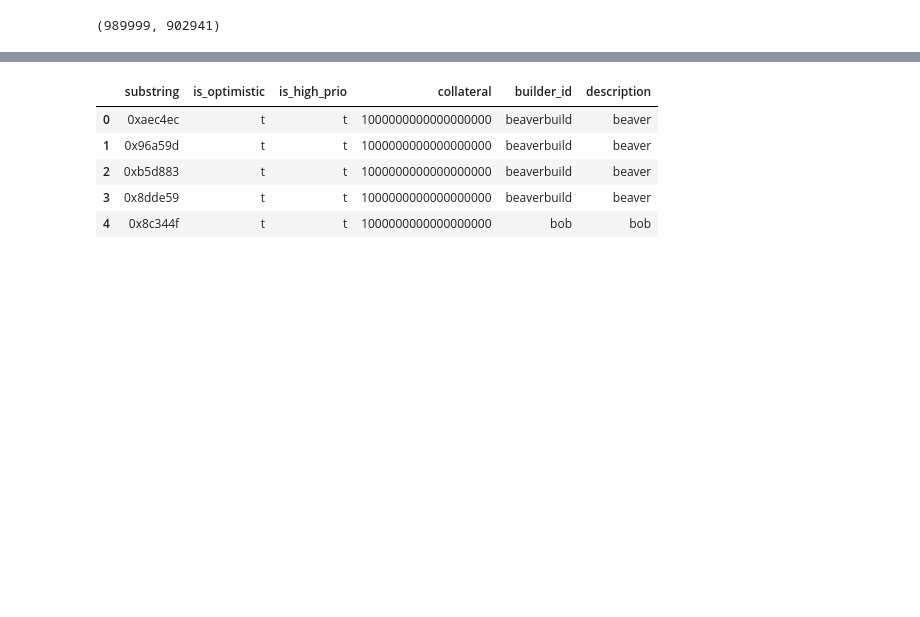
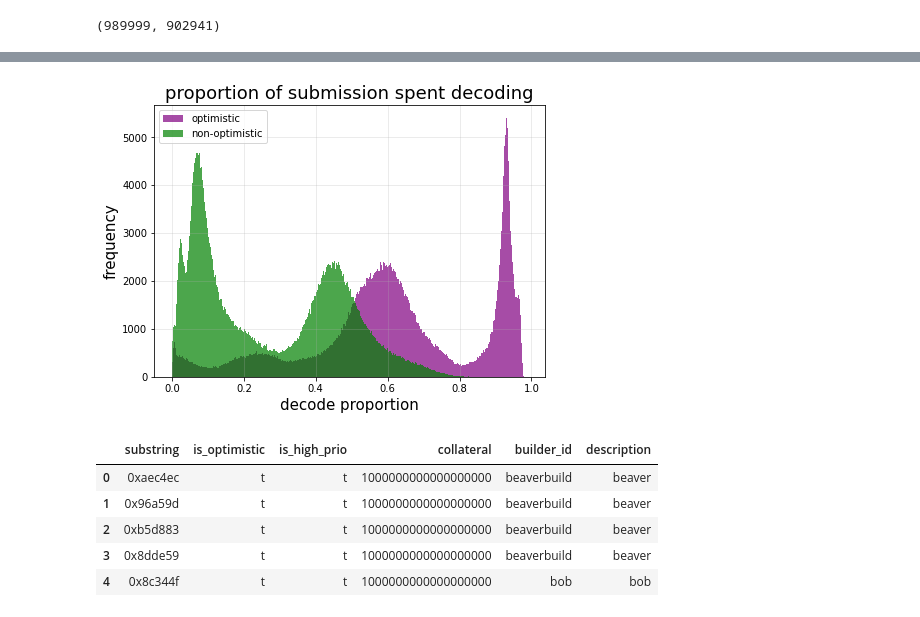
Before and after one commit to michaelneuder/relay-data, a Jupyter notebook: rollout/opt.ipynb, the cells around one changed output, grey strips where cells are left out. Saved outputs shown, nothing was run; the diff lists cells and outputs as text; code cells hidden in the pictures; blank space fills up the shorter version.

```diff
--- a/rollout/opt.ipynb
+++ b/rollout/opt.ipynb
@@ -665,0 +666,3 @@ plt.show()
+# %%
+nopt_percs = nopts['decode_duration'].values / nopts['total_duration'].values
+opt_percs = opts['decode_duration'].values / opts['total_duration'].values
@@ -666,3 +673,17 @@ plt.show()
+# %%
+f, ax = plt.subplots(figsize=(7,5))
+
+bins = np.histogram(opt_percs, bins=1000)[1]
+ax.hist(opt_percs, bins, color='purple', alpha=0.7, density=False, label='optimistic')
+ax.hist(nopt_percs, bins, color='g', alpha=0.7, density=False, label='non-optimistic')
+# ax.set_xlim(0,float(0.5e6))
+ax.set_xlabel('decode proportion', size=15)
+ax.set_ylabel('frequency', size=15)
+ax.set_title('proportion of submission spent decoding', size=18)
+plt.legend()
+plt.show()
+# %% [output]
+[figure, added]
 # %%
 pks = set(opts['substring'])
 # %%
```
Also changed, not shown: parts of 2 cells of this notebook, 2 other files.
